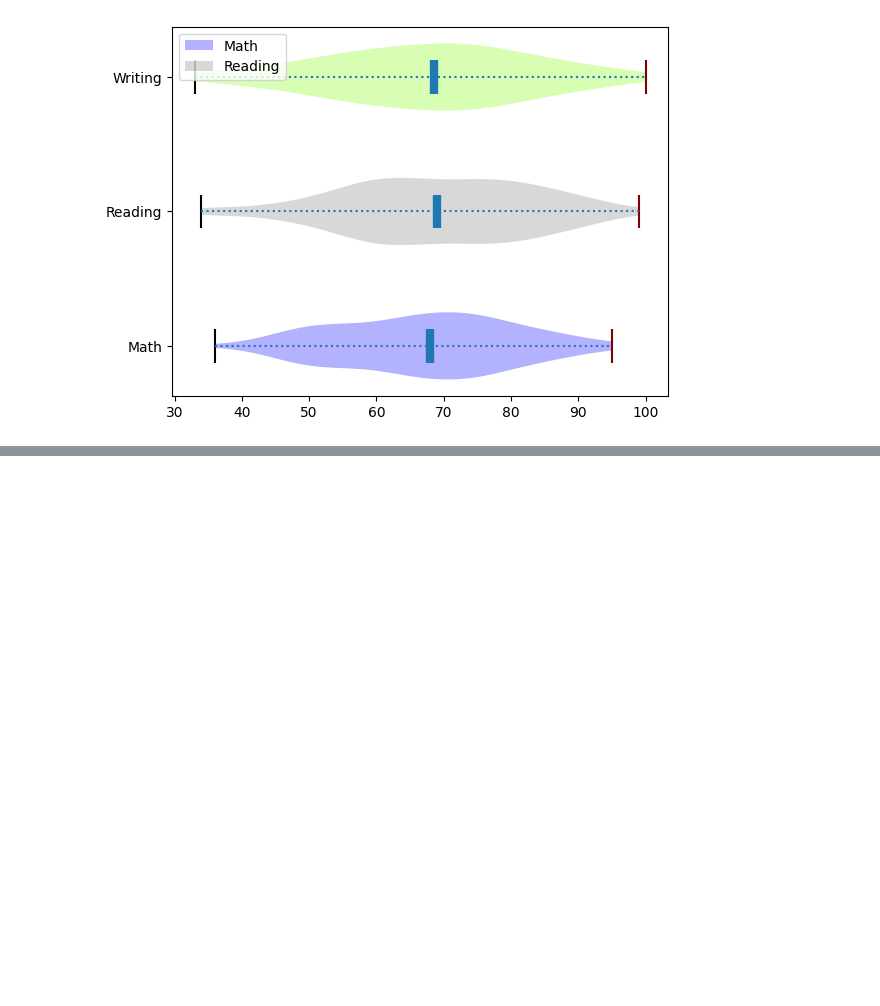
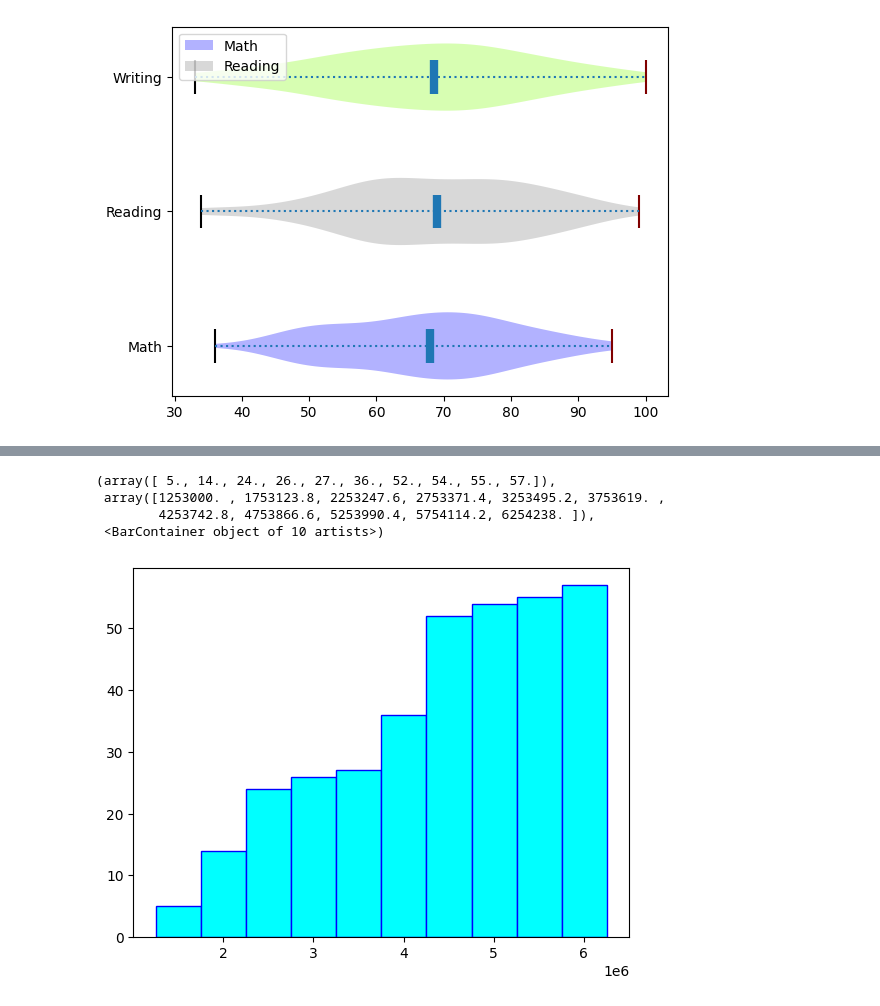
Before and after one commit to jmw-fr/Python, a Jupyter notebook: matplot/module3.ipynb, the cells around one changed output, grey strips where cells are left out. Saved outputs shown, nothing was run; the diff lists cells and outputs as text; code cells hidden in the pictures; blank space fills up the shorter version.

```diff
--- a/matplot/module3.ipynb
+++ b/matplot/module3.ipynb
@@ -186,0 +238,12 @@ plt.legend(handles = [vp['bodies'][0], vp['bodies'][1]], labels=['Math', 'Readin
+# %%
+plt.hist(np_data['GrandCanyon'],
+        facecolor = 'cyan',
+        edgecolor = 'blue',
+        bins=10,
+        cumulative=True)
+# %% [output]
+(array([ 5., 14., 24., 26., 27., 36., 52., 54., 55., 57.]),
+ array([1253000. , 1753123.8, 2253247.6, 2753371.4, 3253495.2, 3753619. ,
+        4253742.8, 4753866.6, 5253990.4, 5754114.2, 6254238. ]),
+ <BarContainer object of 10 artists>)
+[figure, added]
```
Also changed, not shown: parts of 5 cells of this notebook.
